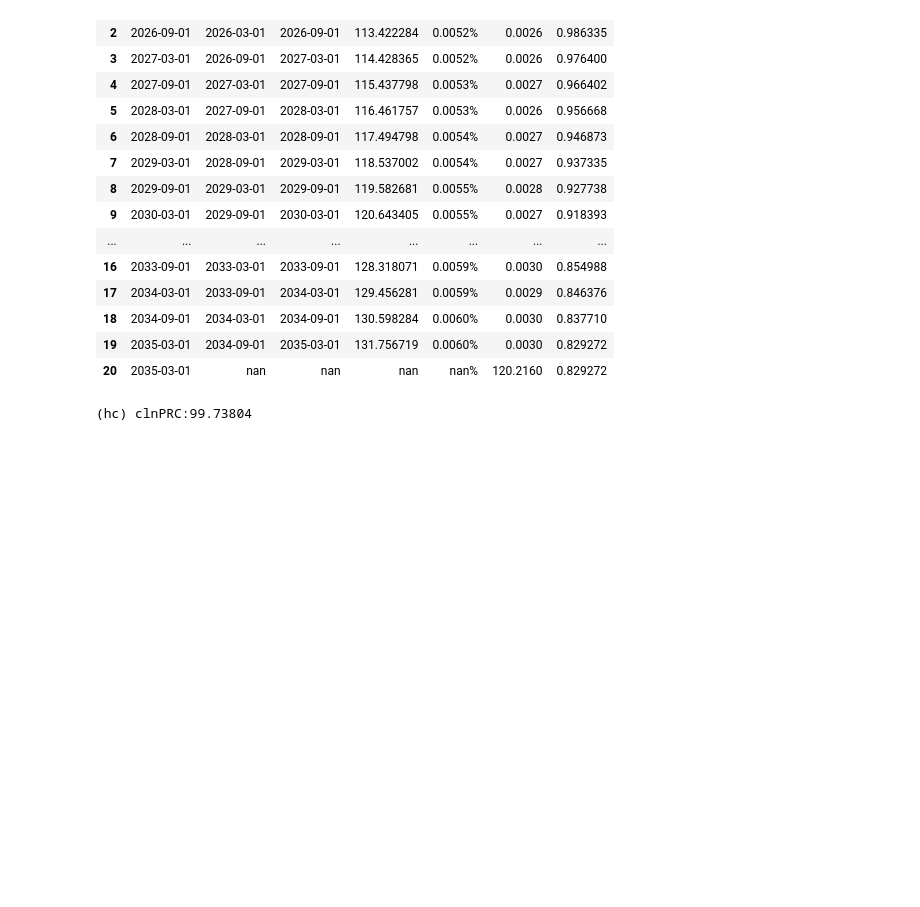
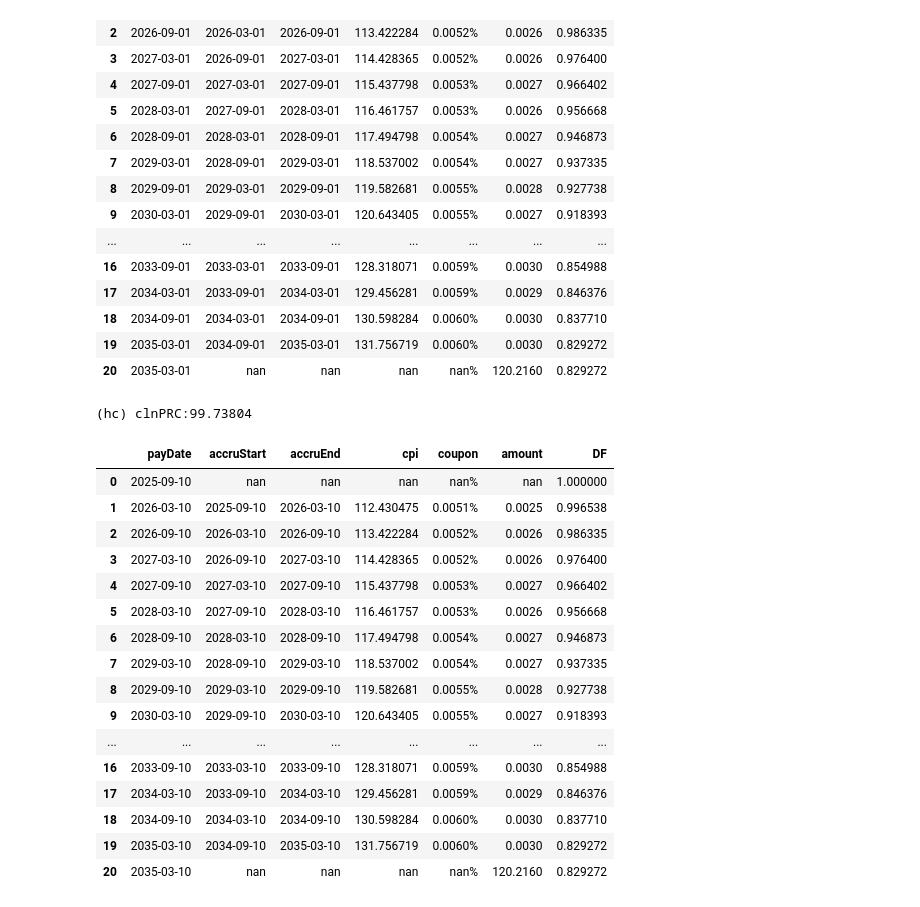
Before and after one commit to retrieveram/Python-Bond-Derivatives, a Jupyter notebook: infBond-JP.ipynb, the cells around one changed output. Saved outputs shown, nothing was run; the diff lists cells and outputs as text; code cells hidden in the pictures; blank space fills up the shorter version.

```diff
--- a/infBond-JP.ipynb
+++ b/infBond-JP.ipynb
@@ -109,3 +109,28 @@ print(f'(hc) clnPRC:{HCclnPRC:.5f}')
 | 19 | 2035-03-01 | 2034-09-01 | 2035-03-01 | 131.756719 | 0.0060% | 0.0030 | 0.829272 |
 | 20 | 2035-03-01 | nan | nan | nan | nan% | 120.2160 | 0.829272 |
 (hc) clnPRC:99.73804
+# %%
+# 日付を10日に戻す (dfBNDのコピーでの処理)
+dfBND2 = dfBND.copy()
+for cc in ['payDate', 'accruStart', 'accruEnd'] :
+  dfBND2[cc] = pd.to_datetime(dfBND2[cc]) + pd.Timedelta(days=ds9)
+  dfBND2[cc] = dfBND2[cc].dt.strftime("%Y-%m-%d")
+dfBND2.style.format(fmtFUT)
+# %% [output]
+|  | payDate | accruStart | accruEnd | cpi | coupon | amount | DF |
+| 0 | 2025-09-10 | nan | nan | nan | nan% | nan | 1.000000 |
+| 1 | 2026-03-10 | 2025-09-10 | 2026-03-10 | 112.430475 | 0.0051% | 0.0025 | 0.996538 |
+| 2 | 2026-09-10 | 2026-03-10 | 2026-09-10 | 113.422284 | 0.0052% | 0.0026 | 0.986335 |
+| 3 | 2027-03-10 | 2026-09-10 | 2027-03-10 | 114.428365 | 0.0052% | 0.0026 | 0.976400 |
+| 4 | 2027-09-10 | 2027-03-10 | 2027-09-10 | 115.437798 | 0.0053% | 0.0027 | 0.966402 |
+| 5 | 2028-03-10 | 2027-09-10 | 2028-03-10 | 116.461757 | 0.0053% | 0.0026 | 0.956668 |
+| 6 | 2028-09-10 | 2028-03-10 | 2028-09-10 | 117.494798 | 0.0054% | 0.0027 | 0.946873 |
+| 7 | 2029-03-10 | 2028-09-10 | 2029-03-10 | 118.537002 | 0.0054% | 0.0027 | 0.937335 |
+| 8 | 2029-09-10 | 2029-03-10 | 2029-09-10 | 119.582681 | 0.0055% | 0.0028 | 0.927738 |
+| 9 | 2030-03-10 | 2029-09-10 | 2030-03-10 | 120.643405 | 0.0055% | 0.0027 | 0.918393 |
+| ... | ... | ... | ... | ... | ... | ... | ... |
+| 16 | 2033-09-10 | 2033-03-10 | 2033-09-10 | 128.318071 | 0.0059% | 0.0030 | 0.854988 |
+| 17 | 2034-03-10 | 2033-09-10 | 2034-03-10 | 129.456281 | 0.0059% | 0.0029 | 0.846376 |
+| 18 | 2034-09-10 | 2034-03-10 | 2034-09-10 | 130.598284 | 0.0060% | 0.0030 | 0.837710 |
+| 19 | 2035-03-10 | 2034-09-10 | 2035-03-10 | 131.756719 | 0.0060% | 0.0030 | 0.829272 |
+| 20 | 2035-03-10 | nan | nan | nan | nan% | 120.2160 | 0.829272 |
```
